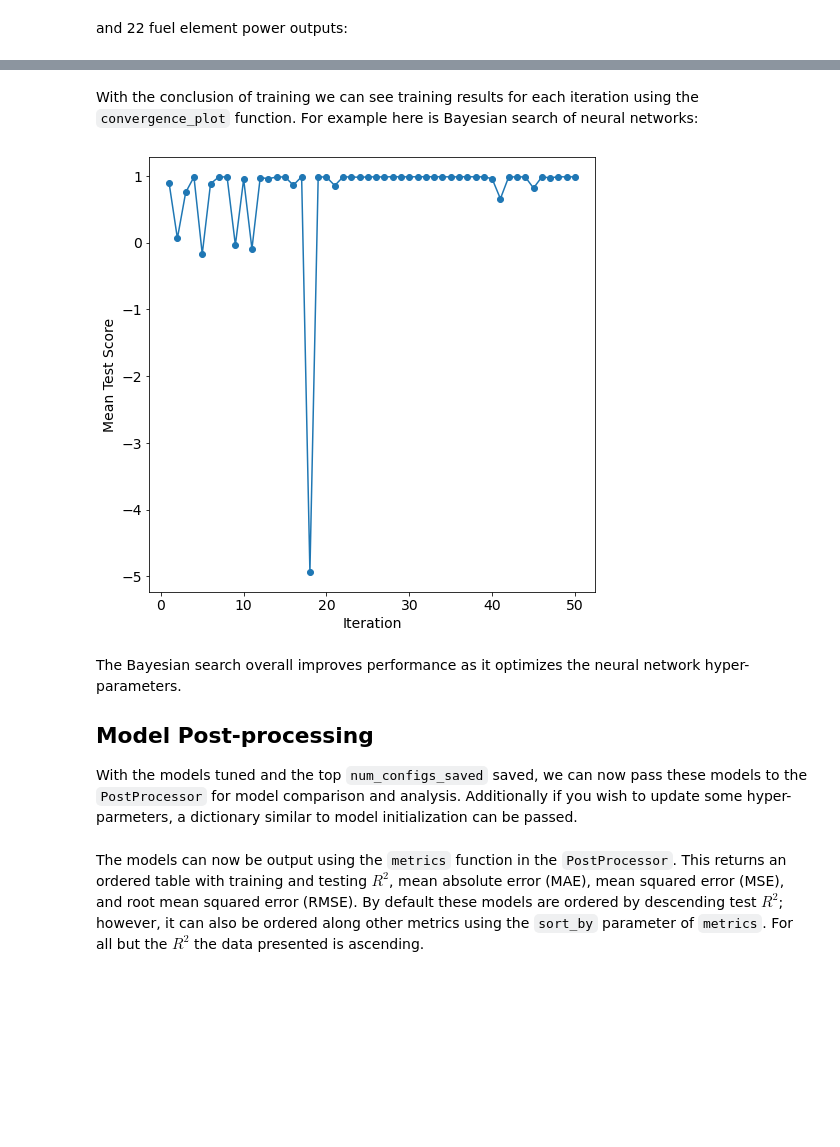
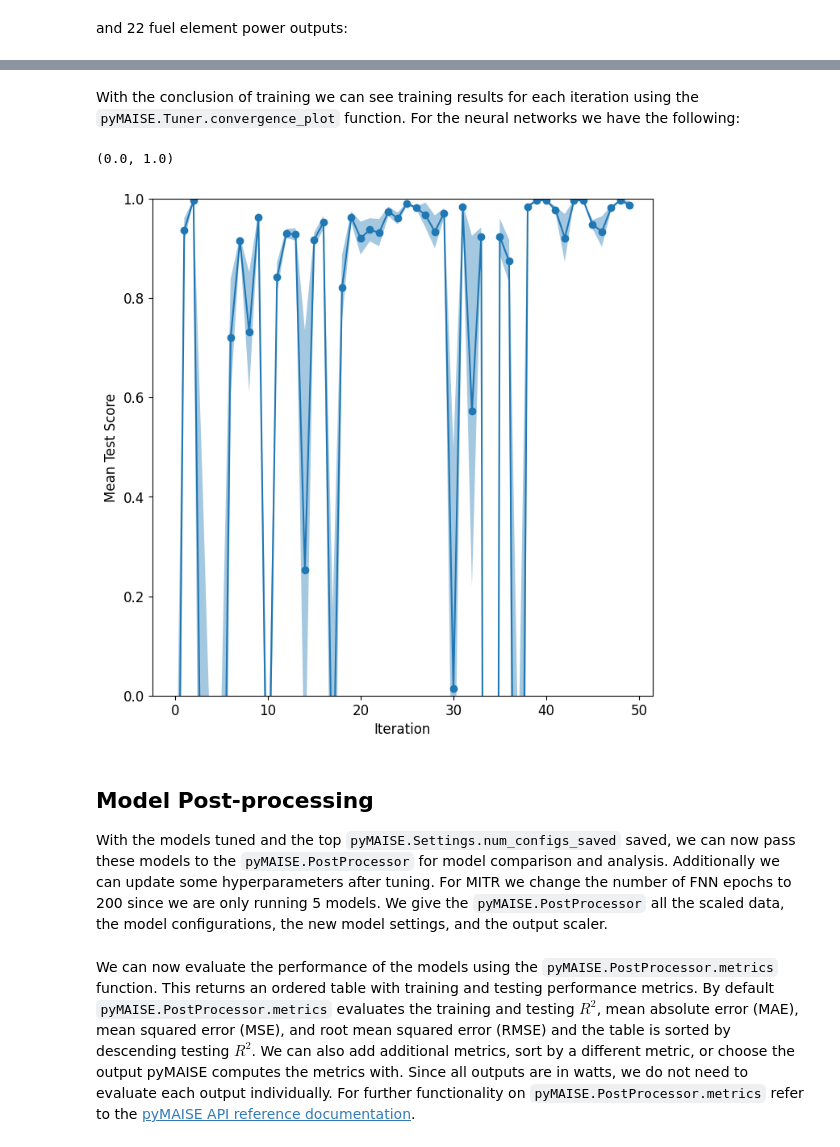
Before and after one commit to myerspat/pyMAISE, a Jupyter notebook: docs/source/examples/mit_reactor.ipynb, the cells around one changed output, grey strips where cells are left out. Drawn from its saved outputs; the diff is of its cells as text; code cells hidden in the pictures; blank space fills up the shorter version.

```diff
--- a/docs/source/examples/mit_reactor.ipynb
+++ b/docs/source/examples/mit_reactor.ipynb
@@ -11,16 +15,15 @@ The MIT reactor data set represents the institution’s light-water-cooled 6 MW
 # %%
-import pyMAISE as mai
 import time
+import cv2
+import numpy as np
 import matplotlib.pyplot as plt
-import pandas as pd
-import numpy as np
-import cv2
 from scipy.stats import uniform, randint
-from sklearn.model_selection import ShuffleSplit
+from sklearn.preprocessing import MinMaxScaler
 
 # Plot settings
 matplotlib_settings = {
-    "font.size": 14,
-    "legend.fontsize": 12,
+    "font.size": 12,
+    "legend.fontsize": 11,
+    "figure.figsize": (8, 8)
 }
 plt.rcParams.update(**matplotlib_settings)
@@ -54,5 +58,5 @@ As stated the MIT reactor data set has a provided loading function, `load_MITR()
 # %%
-preprocessor = mai.load_MITR()
+data, inputs, outputs = load_MITR()
 # %% [markdown]
 The MIT reactor data set has 6 inputs; one for each control rod position:
 # %%
@@ -96,5 +115,7 @@ All three return a tuple of training and testing data, `(xtrain, xtest, ytrain,
 # %%
-data = preprocessor.min_max_scale()
+xtrain, xtest, ytrain, ytest = train_test_split(data=[inputs, outputs], test_size=0.3)
+xtrain, xtest, xscaler = scale_data(xtrain, xtest, scaler=MinMaxScaler())
+ytrain, ytest, yscaler = scale_data(ytrain, ytest, scaler=MinMaxScaler())
 # %% [markdown]
 ## Model Initialization
 
@@ -205,14 +241,13 @@ Hyper-parameter tuning took 95.68169747988382 minutes to process.
 # %% [markdown]
-With the conclusion of training we can see training results for each iteration using the `convergence_plot` function. For example here is Bayesian search of neural networks:
+With the conclusion of training we can see training results for each iteration using the `pyMAISE.Tuner.convergence_plot` function. For the neural networks we have the following:
 # %%
-fig, ax = plt.subplots(figsize=(8,8))
-ax = tuning.convergence_plot(model_types="nn")
+ax = tuner.convergence_plot(model_types="FNN")
+ax.set_ylim([0, 1])
 # %% [output]
+(0.0, 1.0)
-[figure, old version]
+[figure, new version]
 # %% [markdown]
-The Bayesian search overall improves performance as it optimizes the neural network hyper-parameters.
-
 ## Model Post-processing
 
-With the models tuned and the top `num_configs_saved` saved, we can now pass these models to the `PostProcessor` for model comparison and analysis. Additionally if you wish to update some hyper-parmeters, a dictionary similar to model initialization can be passed.
+With the models tuned and the top `pyMAISE.Settings.num_configs_saved` saved, we can now pass these models to the `pyMAISE.PostProcessor` for model comparison and analysis. Additionally we can update some hyperparameters after tuning. For MITR we change the number of FNN epochs to 200 since we are only running 5 models. We give the `pyMAISE.PostProcessor` all the scaled data, the model configurations, the new model settings, and the output scaler.
 # %%
@@ -227,6 +261,6 @@ postprocessor = mai.PostProcessor(
 )
 # %% [markdown]
-The models can now be output using the `metrics` function in the `PostProcessor`. This returns an ordered table with training and testing $R^2$, mean absolute error (MAE), mean squared error (MSE), and root mean squared error (RMSE). By default these models are ordered by descending test $R^2$; however, it can also be ordered along other metrics using the `sort_by` parameter of `metrics`. For all but the $R^2$ the data presented is ascending.
+We can now evaluate the performance of the models using the `pyMAISE.PostProcessor.metrics` function. This returns an ordered table with training and testing performance metrics. By default `pyMAISE.PostProcessor.metrics` evaluates the training and testing $R^2$, mean absolute error (MAE), mean squared error (MSE), and root mean squared error (RMSE) and the table is sorted by descending testing $R^2$. We can also add additional metrics, sort by a different metric, or choose the output pyMAISE computes the metrics with. Since all outputs are in watts, we do not need to evaluate each output individually. For further functionality on `pyMAISE.PostProcessor.metrics` refer to the [pyMAISE API reference documentation](https://pymaise.readthedocs.io/en/stable/pymaiseapi/index.html).
 # %%
 postprocessor.metrics()
 # %% [output]
```
Also changed, not shown: parts of 34 cells of this notebook.
